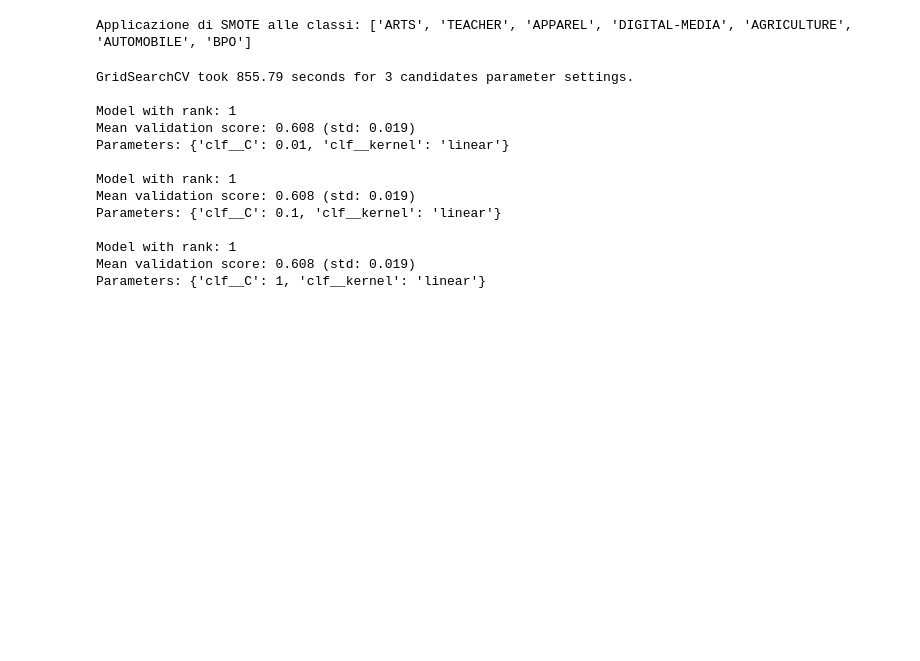
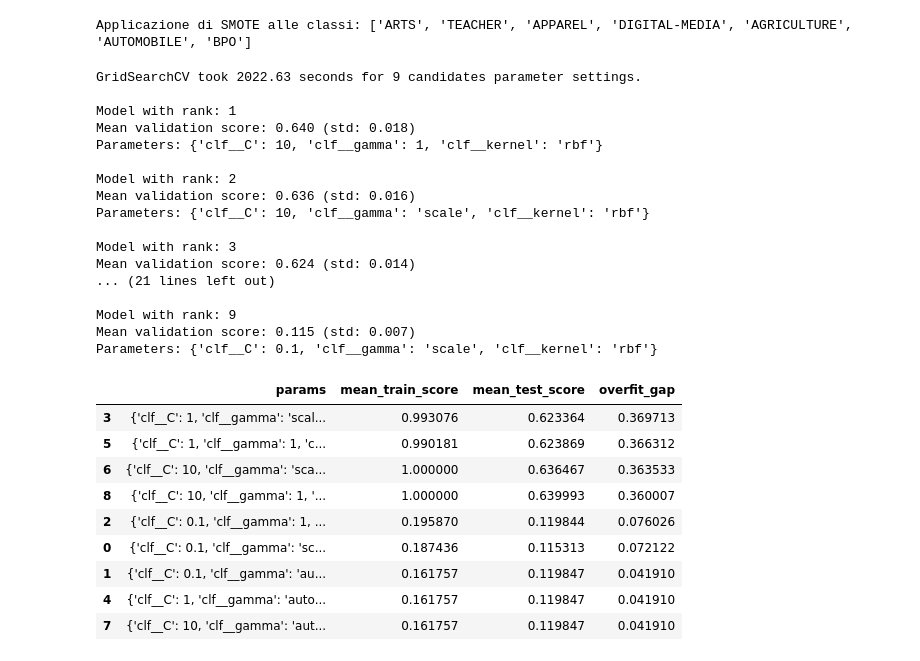
Before and after one commit to andreabochicchio02/ResumeMining, a Jupyter notebook: SVM/SVM_TFIDF.ipynb, the cells around one changed output. Drawn from its saved outputs; the diff is of its cells as text; code cells hidden in the pictures; blank space fills up the shorter version.

```diff
--- a/SVM/SVM_TFIDF.ipynb
+++ b/SVM/SVM_TFIDF.ipynb
@@ -77,10 +78,19 @@ pipeline = Pipeline([
     ('clf', SVC(probability=True, random_state=42))
 ])
 # %%
+# QUESTI SONO I PARAMETRI CON BUONA ACCURACY IN TEST, MA OVERFITTING, CAMBIANDO QUESTI PARAMETRI DIMINUISCONO DRASTICAMENTE LE PRESTAZIONI,
+# QUINDI CERCARE DI MOFIDICARE ALTRI PARAMETRI NON PRESENTI IN QUESTO GRID SEARCH PER DIMINUIRE OVERFITTING
+
 param_grid = [
     {
         'clf__kernel': ['linear'],
-        'clf__C': [0.01, 0.1, 1]
+        'clf__C':      [1]
+    },
+
+    {
+        'clf__kernel': ['rbf'],
+        'clf__C': [1, 10],
+        'clf__gamma': ['scale', 1]
     }
 ]
 
@@ -88,30 +98,56 @@ grid = GridSearchCV(
     estimator=pipeline,
     param_grid=param_grid,
     cv=skf,
-    scoring='f1_weighted',
+    scoring='accuracy',
     n_jobs=-1,
     return_train_score=True
 )
 
 start = time()
-grid_search = grid.fit(X_train, y_train)
+grid_search = grid.fit(X_train_features, y_train)
 
 print(f"GridSearchCV took {(time() - start):.2f} seconds for {len(grid_search.cv_results_['params'])} candidates parameter settings.\n")
 report(grid_search.cv_results_)
 # %% [output]
-GridSearchCV took 855.79 seconds for 3 candidates parameter settings.
+GridSearchCV took 2022.63 seconds for 9 candidates parameter settings.
 
 Model with rank: 1
-Mean validation score: 0.608 (std: 0.019)
-Parameters: {'clf__C': 0.01, 'clf__kernel': 'linear'}
+Mean validation score: 0.640 (std: 0.018)
+Parameters: {'clf__C': 10, 'clf__gamma': 1, 'clf__kernel': 'rbf'}
 
-Model with rank: 1
-Mean validation score: 0.608 (std: 0.019)
-Parameters: {'clf__C': 0.1, 'clf__kernel': 'linear'}
+Model with rank: 2
+Mean validation score: 0.636 (std: 0.016)
+Parameters: {'clf__C': 10, 'clf__gamma': 'scale', 'clf__kernel': 'rbf'}
 
-Model with rank: 1
-Mean validation score: 0.608 (std: 0.019)
-Parameters: {'clf__C': 1, 'clf__kernel': 'linear'}
+Model with rank: 3
+Mean validation score: 0.624 (std: 0.014)
+... (21 lines left out)
+
+Model with rank: 9
+Mean validation score: 0.115 (std: 0.007)
+Parameters: {'clf__C': 0.1, 'clf__gamma': 'scale', 'clf__kernel': 'rbf'}
+# %%
+results = pd.DataFrame(grid_search.cv_results_)
+
+# Calcolo la differenza per accuracy
+results['overfit_gap'] = results['mean_train_score'] - results['mean_test_score']
+
+# Ordino per overfit_gap su accuracy
+results_sorted = results.sort_values(by='overfit_gap', ascending=False)
+
+# Visualizzo
+results_sorted[['params', 'mean_train_score', 'mean_test_score', 'overfit_gap']].head(20)
+# %% [output]
+|  | params | mean_train_score | mean_test_score | overfit_gap |
+| 3 | {'clf__C': 1, 'clf__gamma': 'scal... | 0.993076 | 0.623364 | 0.369713 |
+| 5 | {'clf__C': 1, 'clf__gamma': 1, 'c... | 0.990181 | 0.623869 | 0.366312 |
+| 6 | {'clf__C': 10, 'clf__gamma': 'sca... | 1.000000 | 0.636467 | 0.363533 |
+| 8 | {'clf__C': 10, 'clf__gamma': 1, '... | 1.000000 | 0.639993 | 0.360007 |
+| 2 | {'clf__C': 0.1, 'clf__gamma': 1, ... | 0.195870 | 0.119844 | 0.076026 |
+| 0 | {'clf__C': 0.1, 'clf__gamma': 'sc... | 0.187436 | 0.115313 | 0.072122 |
+| 1 | {'clf__C': 0.1, 'clf__gamma': 'au... | 0.161757 | 0.119847 | 0.041910 |
+| 4 | {'clf__C': 1, 'clf__gamma': 'auto... | 0.161757 | 0.119847 | 0.041910 |
+| 7 | {'clf__C': 10, 'clf__gamma': 'aut... | 0.161757 | 0.119847 | 0.041910 |
 # %%
 print(grid_search.best_params_)
 # %% [output]
```
Also changed, not shown: parts of 15 cells of this notebook, 3 other files.
